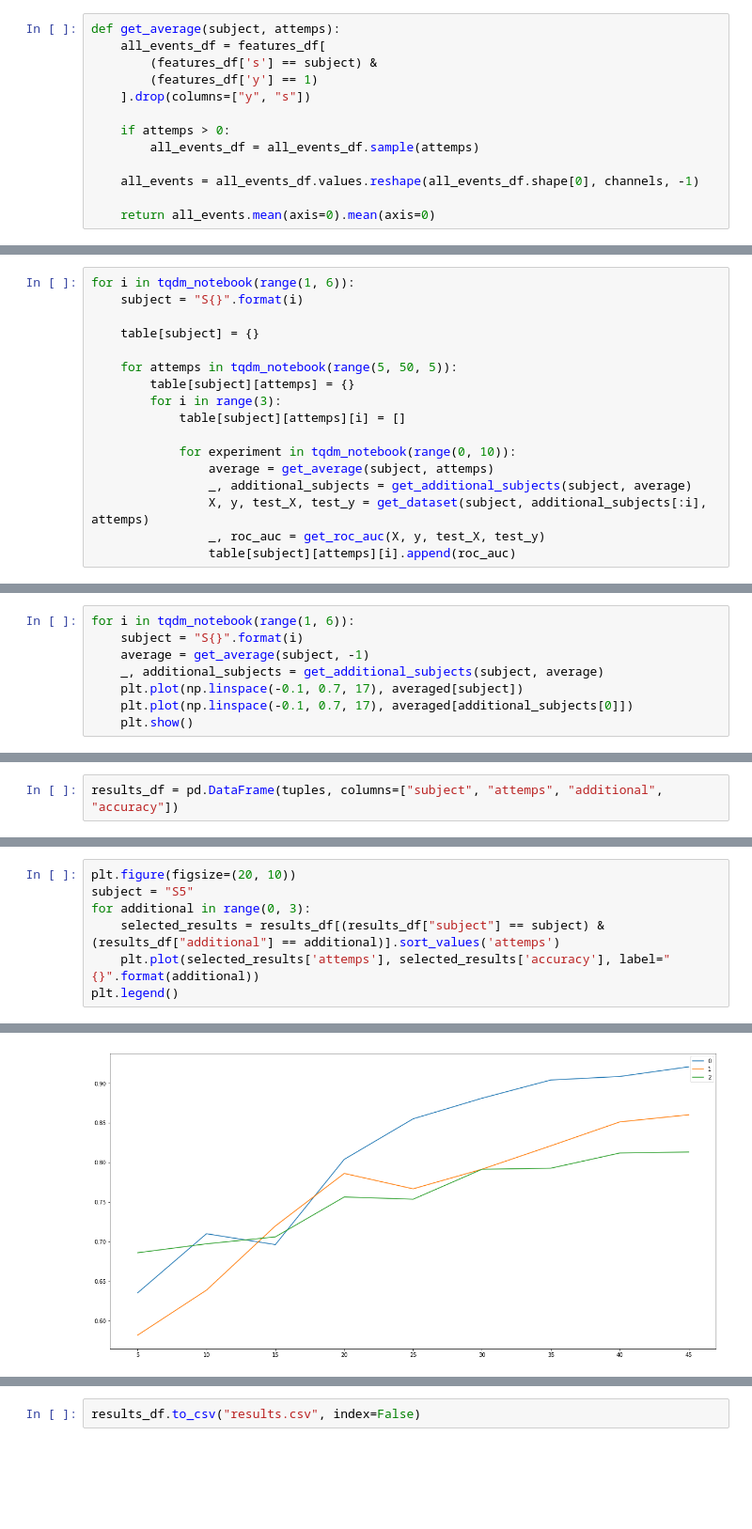
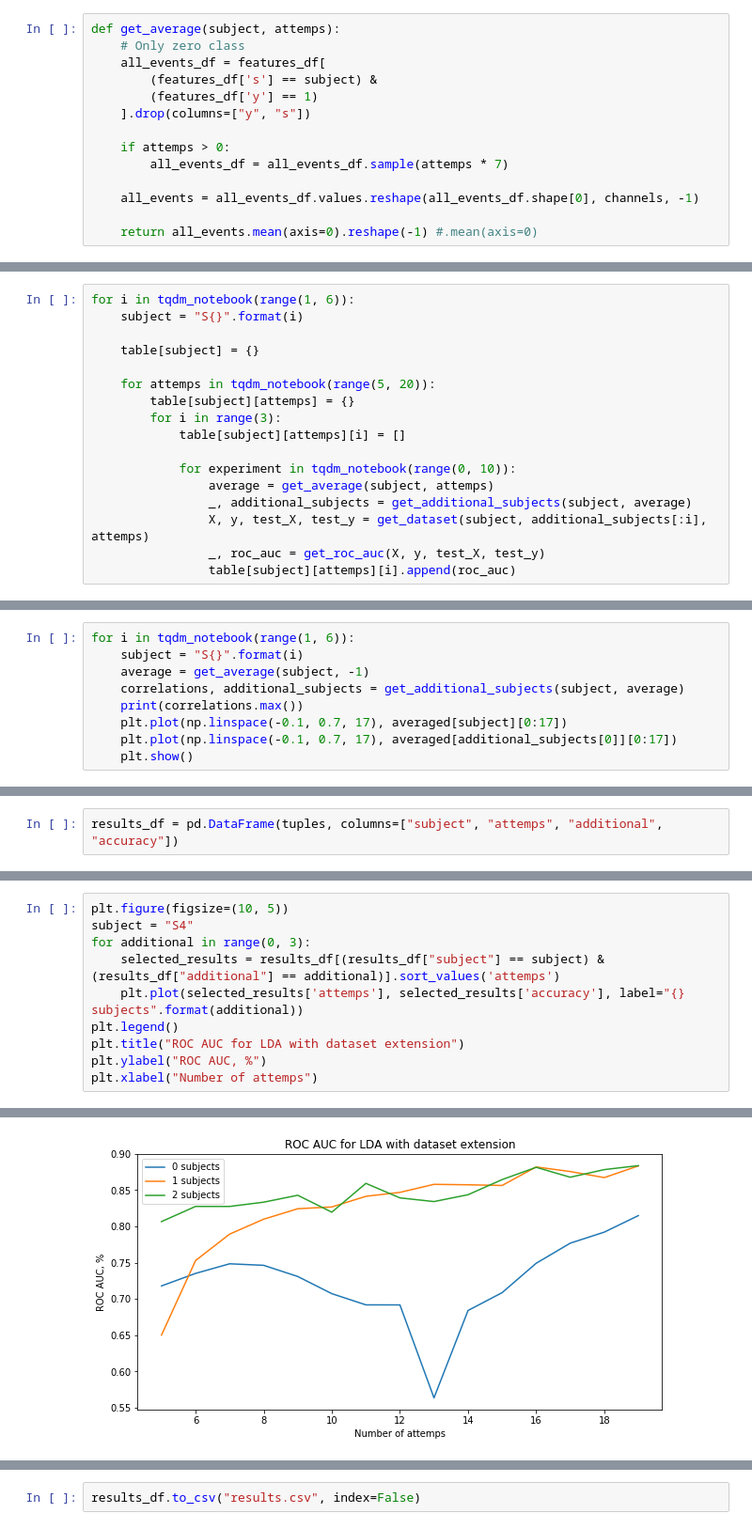
Before and after one commit to belya/p300-speller, a Jupyter notebook: lda-model.ipynb, the cells around one changed output, grey strips where cells are left out. Shown at 94% size. Drawn from its saved outputs; the diff is of its cells as text; blank space fills up the shorter version.

```diff
--- a/lda-model.ipynb
+++ b/lda-model.ipynb
@@ -60,17 +60,18 @@ Name: y, dtype: int64
 channels = 8
 # %%
 def get_average(subject, attemps):
+    # Only zero class
     all_events_df = features_df[
         (features_df['s'] == subject) &
         (features_df['y'] == 1)
     ].drop(columns=["y", "s"])
 
     if attemps > 0:
-        all_events_df = all_events_df.sample(attemps)
+        all_events_df = all_events_df.sample(attemps * 7)
 
     all_events = all_events_df.values.reshape(all_events_df.shape[0], channels, -1)
 
-    return all_events.mean(axis=0).mean(axis=0)
+    return all_events.mean(axis=0).reshape(-1) #.mean(axis=0)
 # %%
 def get_additional_subjects(main_subject, average):
     global averaged
@@ -137,7 +141,7 @@ for i in tqdm_notebook(range(1, 6)):
 
     table[subject] = {}
 
-    for attemps in tqdm_notebook(range(5, 50, 5)):
+    for attemps in tqdm_notebook(range(5, 20)):
         table[subject][attemps] = {}
         for i in range(3):
             table[subject][attemps][i] = []
@@ -166,9 +170,10 @@ for i in tqdm_notebook(range(1, 6)):
 for i in tqdm_notebook(range(1, 6)):
     subject = "S{}".format(i)
     average = get_average(subject, -1)
-    _, additional_subjects = get_additional_subjects(subject, average)
-    plt.plot(np.linspace(-0.1, 0.7, 17), averaged[subject])
-    plt.plot(np.linspace(-0.1, 0.7, 17), averaged[additional_subjects[0]])
+    correlations, additional_subjects = get_additional_subjects(subject, average)
+    print(correlations.max())
+    plt.plot(np.linspace(-0.1, 0.7, 17), averaged[subject][0:17])
+    plt.plot(np.linspace(-0.1, 0.7, 17), averaged[additional_subjects[0]][0:17])
     plt.show()
 # %% [output]
 [interactive output not drawn]
@@ -201,8 +200,11 @@ Name: accuracy, dtype: float64
 # %%
-plt.figure(figsize=(20, 10))
-subject = "S5"
+plt.figure(figsize=(10, 5))
+subject = "S4"
 for additional in range(0, 3):
     selected_results = results_df[(results_df["subject"] == subject) & (results_df["additional"] == additional)].sort_values('attemps')
-    plt.plot(selected_results['attemps'], selected_results['accuracy'], label="{}".format(additional))
+    plt.plot(selected_results['attemps'], selected_results['accuracy'], label="{} subjects".format(additional))
 plt.legend()
+plt.title("ROC AUC for LDA with dataset extension")
+plt.ylabel("ROC AUC, %")
+plt.xlabel("Number of attemps")
 # %% [output]
@@ -210 +212 @@ plt.legend()
-[figure, old version]
+[figure, new version]
```
Also changed, not shown: parts of 6 cells of this notebook.
